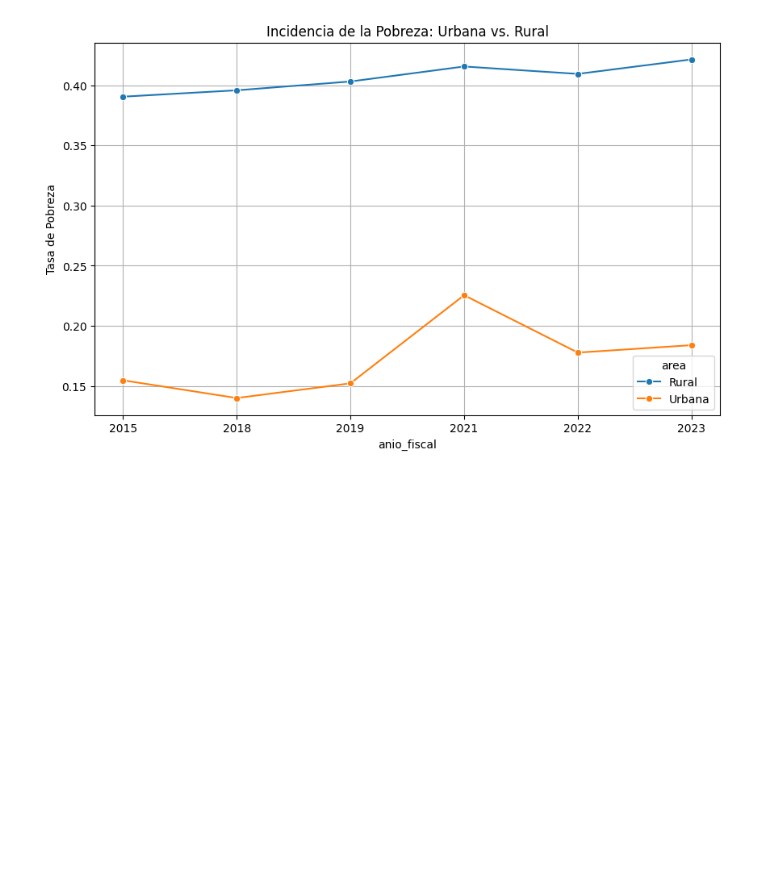
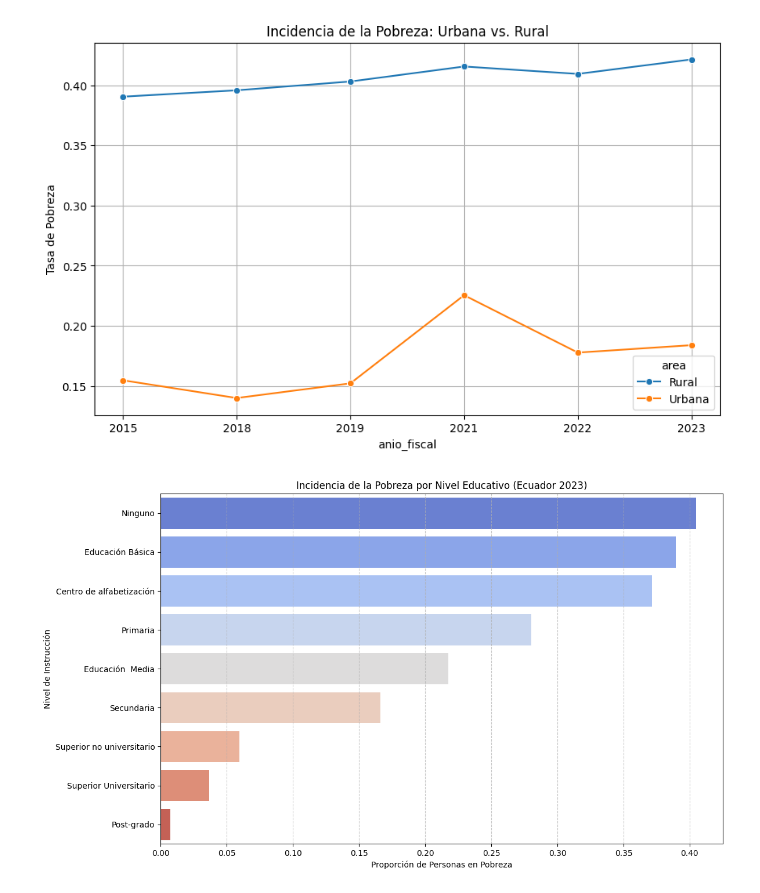
Before and after one commit to S-RiofrioR/poverty-ecuador-analysis, a Jupyter notebook: notebooks/01_analysis.ipynb, the cells around one changed output. Drawn from its saved outputs; the diff is of its cells as text; code cells hidden in the pictures; blank space fills up the shorter version.

```diff
--- a/notebooks/01_analysis.ipynb
+++ b/notebooks/01_analysis.ipynb
@@ -383,3 +383,26 @@ plt.grid(True)
 plt.show()
 # %% [output]
 [figure]
+# %%
+# 1. Filtramos para el año 2023 para tener la foto más reciente
+df_2023 = df_historico[df_historico['anio_fiscal'] == '2023'].copy()
+
+# 2. Calculamos la pobreza por nivel de instrucción
+# Usamos la función tasa_pobreza_real que definimos antes
+pobreza_edu = df_2023.groupby('p10a').apply(tasa_pobreza_real).reset_index()
+pobreza_edu.columns = ['nivel_instruccion', 'tasa_pobreza']
+
+# 3. Ordenamos por tasa de pobreza para que el gráfico sea más legible
+pobreza_edu = pobreza_edu.sort_values('tasa_pobreza', ascending=False)
+
+# 4. Graficamos
+plt.figure(figsize=(12, 7))
+sns.barplot(data=pobreza_edu, x='tasa_pobreza', y='nivel_instruccion', hue='nivel_instruccion', palette='coolwarm', legend=False)
+plt.title('Incidencia de la Pobreza por Nivel Educativo (Ecuador 2023)')
+plt.xlabel('Proporción de Personas en Pobreza')
+plt.ylabel('Nivel de Instrucción')
+plt.grid(axis='x', linestyle='--', alpha=0.7)
+plt.tight_layout()
+plt.show()
+# %% [output]
+[figure, added]
```
Also changed, not shown: parts of 1 cell of this notebook, 3 other files.
